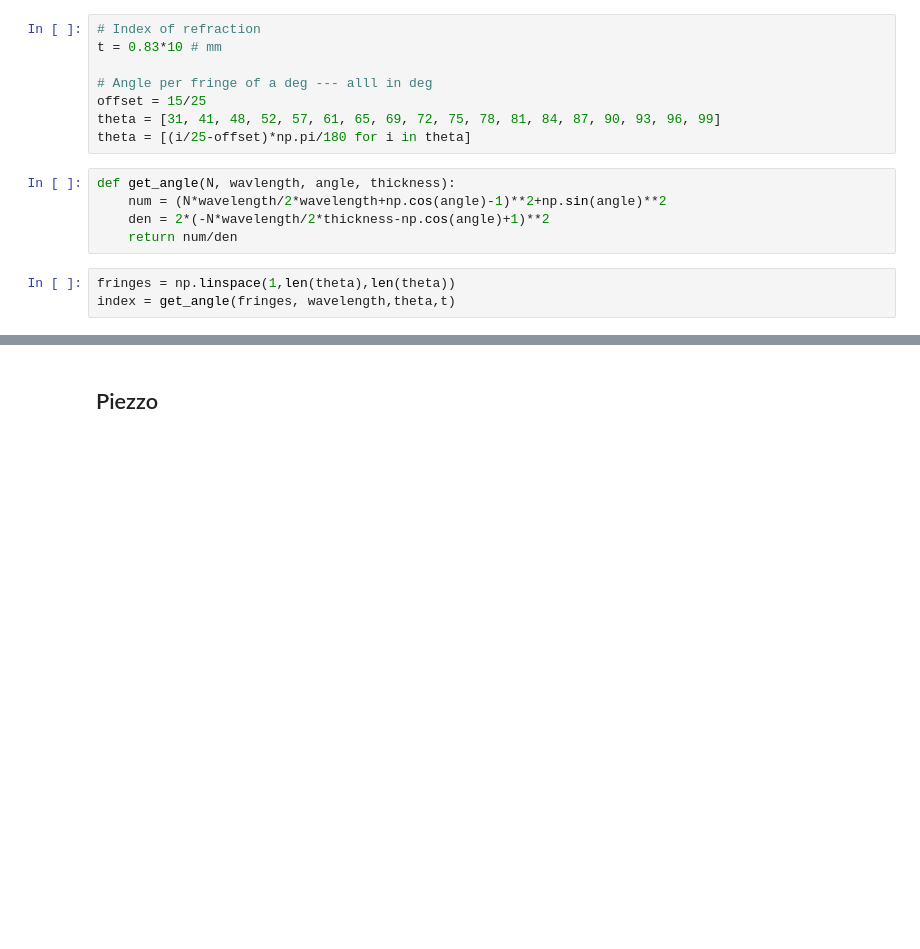
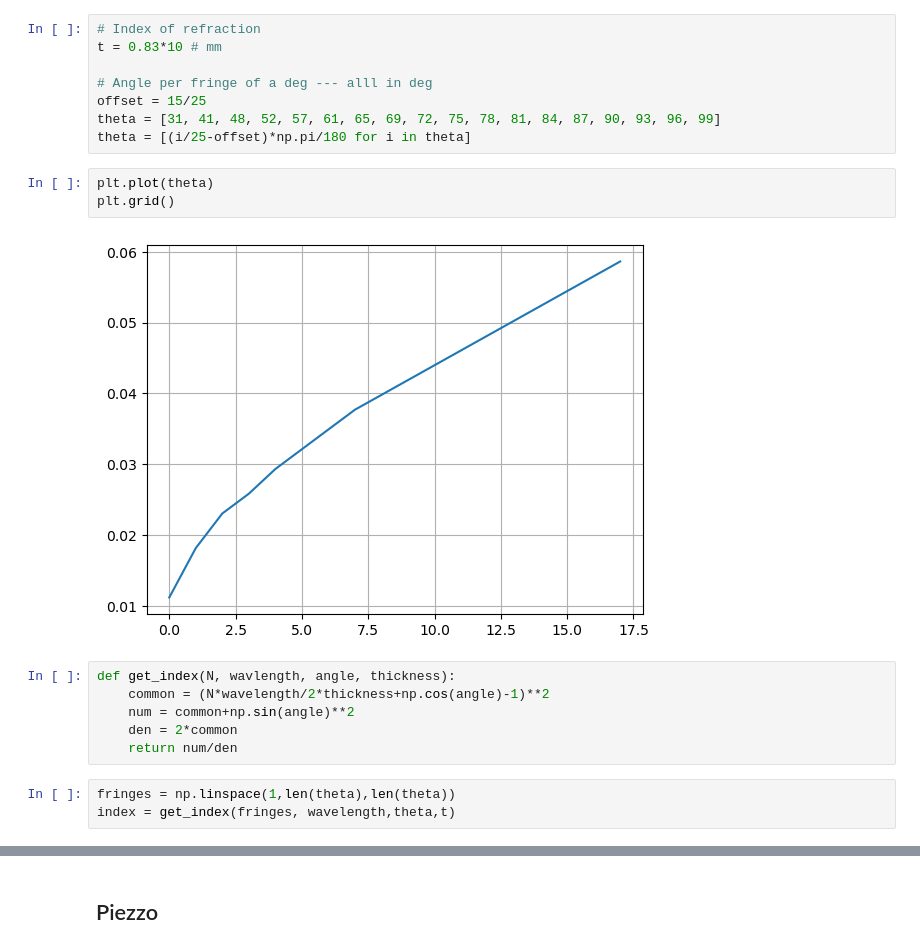
Before and after one commit to Naderschah/Msc_Physics, a Jupyter notebook: PreMaster_PhysLab3/INFn/data_processing.ipynb, the cells around one changed output, grey strips where cells are left out. Cells and saved outputs as stored; diff of their text form; blank space fills up the shorter version.

```diff
--- a/PreMaster_PhysLab3/INFn/data_processing.ipynb
+++ b/PreMaster_PhysLab3/INFn/data_processing.ipynb
@@ -90,14 +83,20 @@ t = 0.83*10 # mm
 offset = 15/25
 theta = [31, 41, 48, 52, 57, 61, 65, 69, 72, 75, 78, 81, 84, 87, 90, 93, 96, 99]
 theta = [(i/25-offset)*np.pi/180 for i in theta]
+# %%
+plt.plot(theta)
+plt.grid()
+# %% [output]
+[figure, added]
 # %%
-def get_angle(N, wavlength, angle, thickness):
-    num = (N*wavelength/2*wavelength+np.cos(angle)-1)**2+np.sin(angle)**2
-    den = 2*(-N*wavelength/2*thickness-np.cos(angle)+1)**2
+def get_index(N, wavlength, angle, thickness):
+    common = (N*wavelength/2*thickness+np.cos(angle)-1)**2
+    num = common+np.sin(angle)**2
+    den = 2*common
     return num/den
 # %%
 fringes = np.linspace(1,len(theta),len(theta))
-index = get_angle(fringes, wavelength,theta,t)
+index = get_index(fringes, wavelength,theta,t)
 # %%
 plt.plot(fringes, index)
 print("Mode of dataset {}".format(max(set(index), key=list(index).count)))
```
Also changed, not shown: parts of 20 cells of this notebook, 3 other files.
